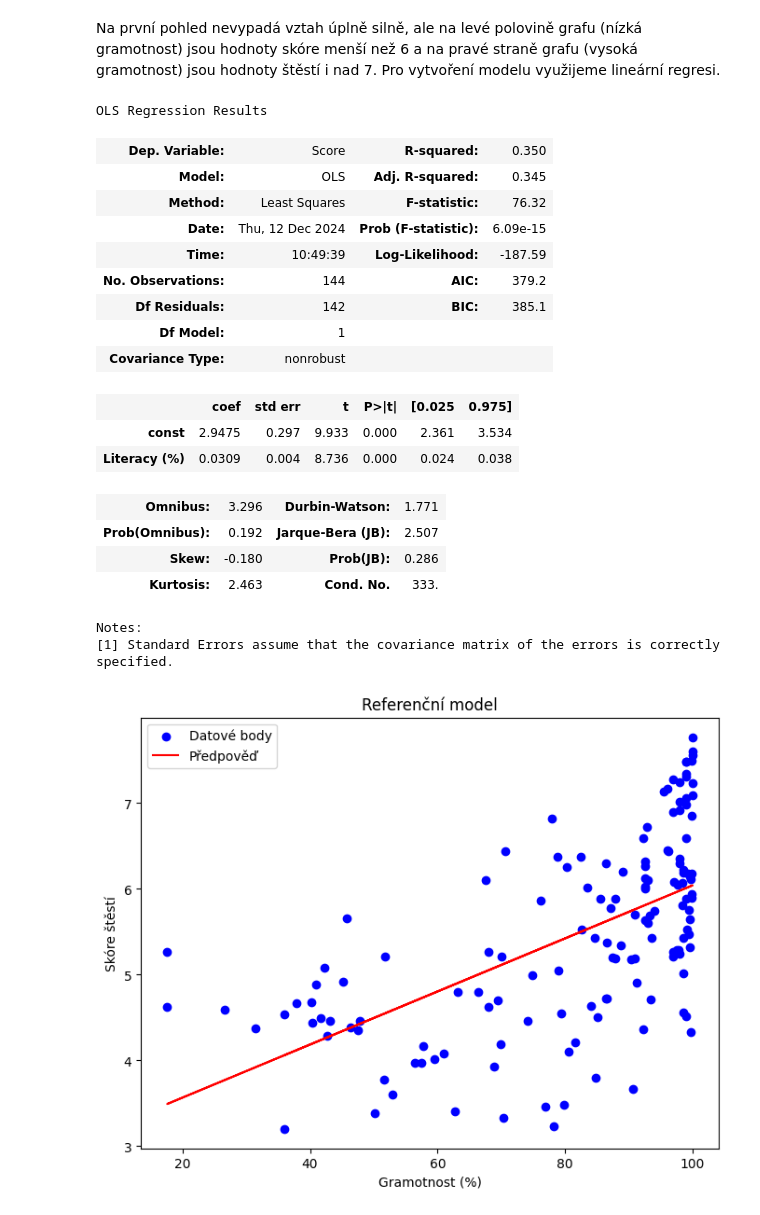
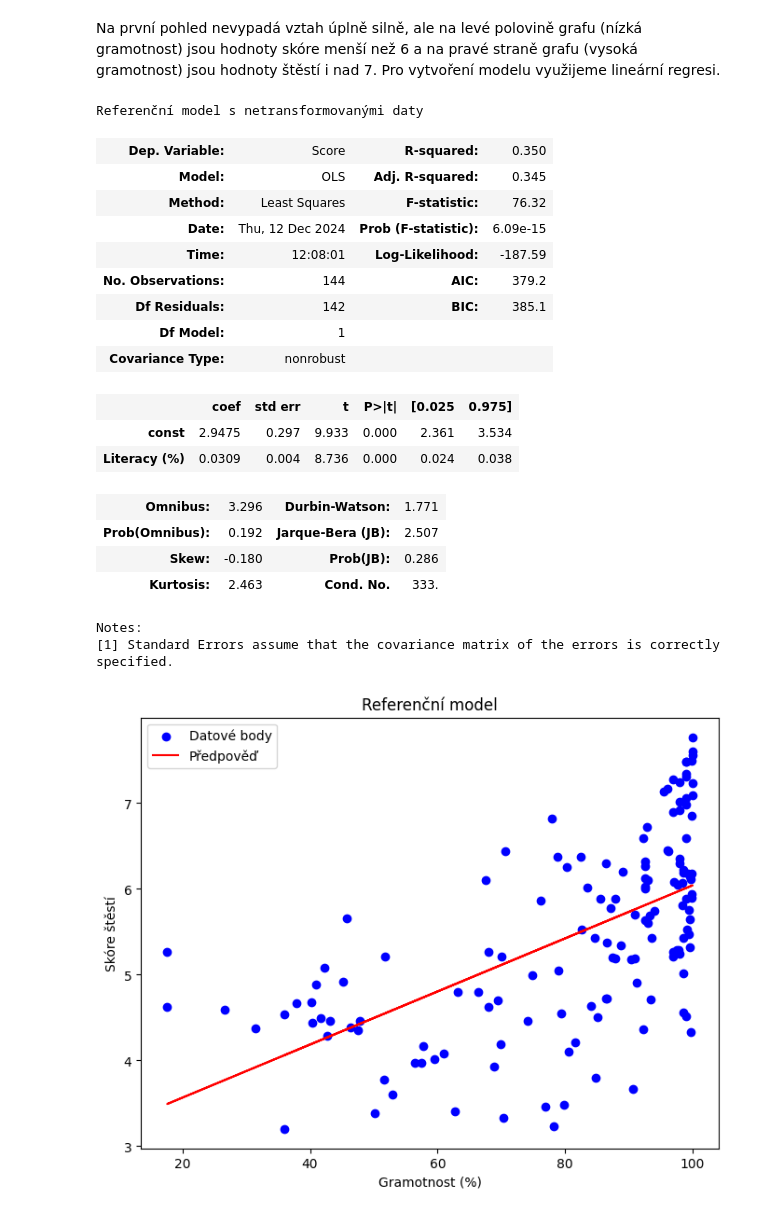
Before and after one commit to PatrikTrefil/NDBI048-data-science-project, a Jupyter notebook: main.ipynb, the cells around one changed output. Drawn from its saved outputs; the diff is of its cells as text; code cells hidden in the pictures.

```diff
--- a/main.ipynb
+++ b/main.ipynb
@@ -58,7 +58,8 @@ import numpy as np
 import pandas as pd
 import pycountry
 
-def standardize_country_name(country_name):
+
+def standardize_country_name(country_name: str):
     """
     Try fuzzy matching against a DB of country names.
     Otherwise at least trim whitespace.
@@ -71,23 +72,22 @@ def standardize_country_name(country_name):
 
 
 countries_of_the_world = pd.read_csv(
-    './data/countries_of_the_world/countries_of_the_world.csv',
+    "./data/countries_of_the_world/countries_of_the_world.csv",
     dtype={"Literacy (%)": np.float32},
-    decimal=','
+    decimal=",",
 )
 
-countries_of_the_world["Country"] = \
-    countries_of_the_world["Country"].apply(standardize_country_name)
+countries_of_the_world["Country"] = countries_of_the_world["Country"].apply(
+    standardize_country_name
+)
 
 happiness = pd.read_csv(
-    './data/world_happiness/2019.csv',
-    dtype={
-        "Score": np.float32
-        }
-    )
+    "./data/world_happiness/2019.csv", dtype={"Score": np.float32}
+)
 
-happiness["Country or region"] = \
-    happiness["Country or region"].apply(standardize_country_name)
+happiness["Country or region"] = happiness["Country or region"].apply(
+    standardize_country_name
+)
 # %% [markdown]
 ## Sloučení tabulek
 
@@ -99,11 +99,11 @@ print()
 
 merged = pd.merge(
     countries_of_the_world,
-    happiness[['Score', 'Country or region']],
+    happiness[["Score", "Country or region"]],
     how="inner",
     left_on="Country",
-    right_on="Country or region"
-    )
+    right_on="Country or region",
+)
 
 print("Velikost sloučené tabulky: ", len(merged))
 # %% [output]
@@ -282,21 +325,21 @@ Na první pohled nevypadá vztah úplně silně, ale na levé polovině grafu (n
 # %%
 import statsmodels.api as sm
 
 reference_model_data = merged[["Literacy (%)", "Score"]].dropna()
 ref_predictors = reference_model_data["Literacy (%)"]
 ref_predicted_var = reference_model_data["Score"]
 
 ref_predictors_with_constant = sm.add_constant(ref_predictors)
 
 ref_model = sm.OLS(ref_predicted_var, ref_predictors_with_constant).fit()
-ref_model.summary()
+ref_model.summary(title="Referenční model s netransformovanými daty")
 # %% [output]
-OLS Regression Results
+Referenční model s netransformovanými daty
 | Dep. Variable: | Score | R-squared: | 0.350 |
 | Model: | OLS | Adj. R-squared: | 0.345 |
 | Method: | Least Squares | F-statistic: | 76.32 |
 | Date: | Thu, 12 Dec 2024 | Prob (F-statistic): | 6.09e-15 |
-| Time: | 10:49:39 | Log-Likelihood: | -187.59 |
+| Time: | 12:08:01 | Log-Likelihood: | -187.59 |
 | No. Observations: | 144 | AIC: | 379.2 |
 | Df Residuals: | 142 | BIC: | 385.1 |
 | Df Model: | 1 |  |  |
```
Also changed, not shown: parts of 17 cells of this notebook, 5 other files.
